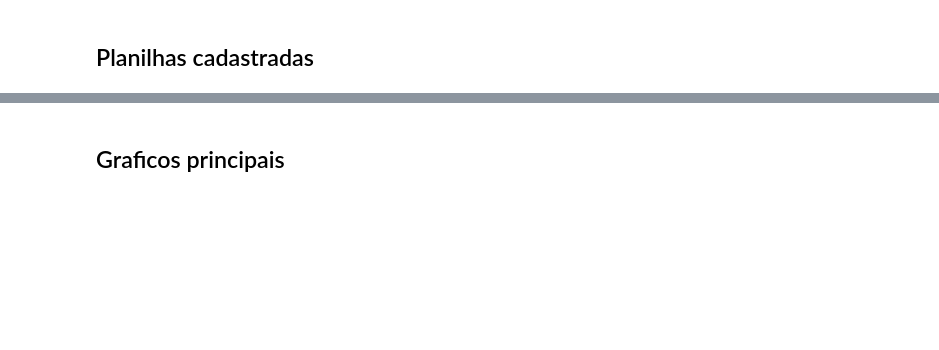
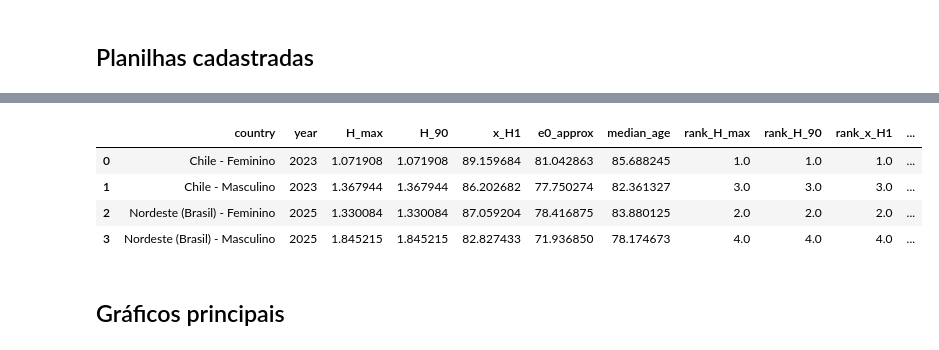
Before and after one commit to ElberSantosF/Alternative_Longevity_Measures, a Jupyter notebook: notebooks/01_local_excel_analysis.ipynb, the cells around one changed output, grey strips where cells are left out. Drawn from its saved outputs; the diff is of its cells as text; code cells hidden in the pictures; blank space fills up the shorter version.

```diff
--- a/notebooks/01_local_excel_analysis.ipynb
+++ b/notebooks/01_local_excel_analysis.ipynb
@@ -48,5 +79,13 @@ indicators
+# %%
+rankings
+# %% [output]
+|  | country | year | H_max | H_90 | x_H1 | e0_approx | median_age | rank_H_max | rank_H_90 | rank_x_H1 | ... |
+| 0 | Chile - Feminino | 2023 | 1.071908 | 1.071908 | 89.159684 | 81.042863 | 85.688245 | 1.0 | 1.0 | 1.0 | ... |
+| 1 | Chile - Masculino | 2023 | 1.367944 | 1.367944 | 86.202682 | 77.750274 | 82.361327 | 3.0 | 3.0 | 3.0 | ... |
+| 2 | Nordeste (Brasil) - Feminino | 2025 | 1.330084 | 1.330084 | 87.059204 | 78.416875 | 83.880125 | 2.0 | 2.0 | 2.0 | ... |
+| 3 | Nordeste (Brasil) - Masculino | 2025 | 1.845215 | 1.845215 | 82.827433 | 71.936850 | 78.174673 | 4.0 | 4.0 | 4.0 | ... |
 # %% [markdown]
-## Graficos principais
+## Gráficos principais
 # %%
 plot_hazard_curves(life_tables)
 plot_survival_curves(life_tables)
```
Also changed, not shown: parts of 14 cells of this notebook, 4 other files.
